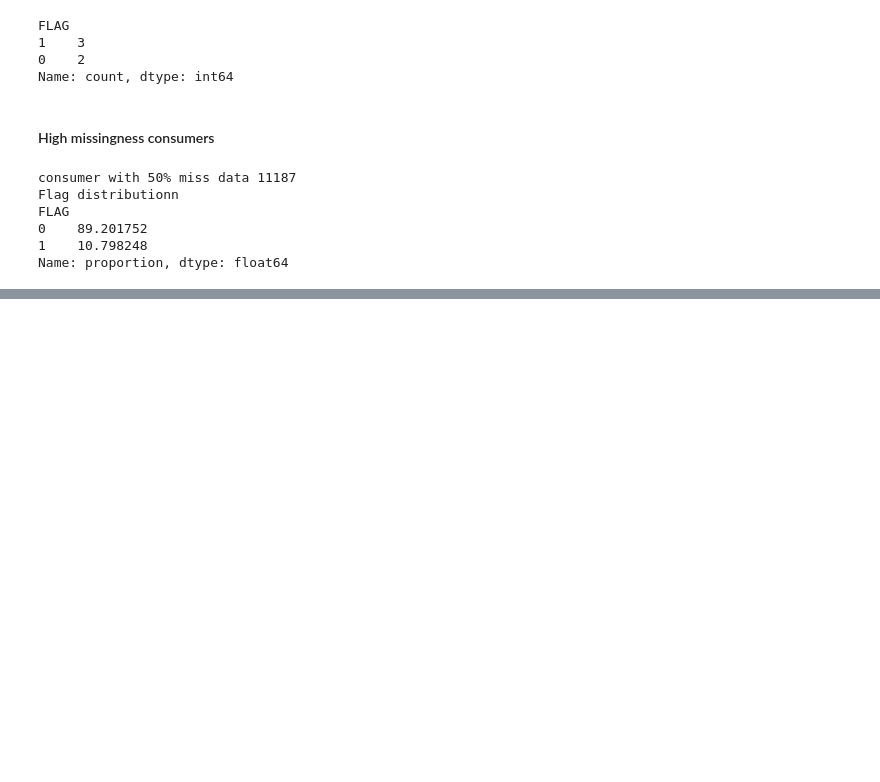
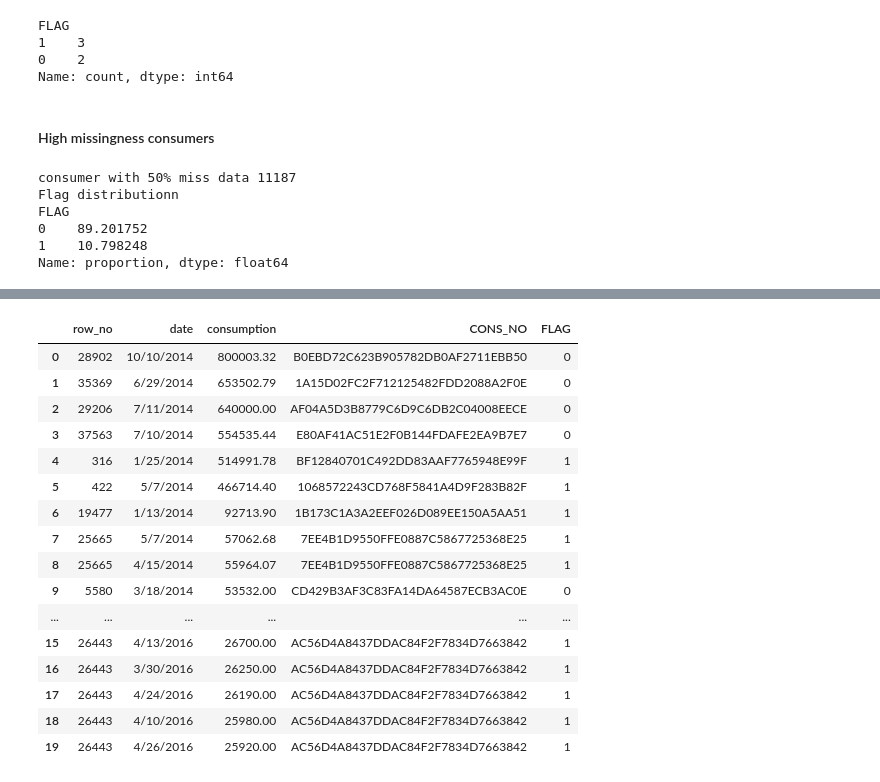
Before and after one commit to vineetvishvakarma1221-rgb/Ml_Project, a Jupyter notebook: notebooks/02_data_quality_cleaning.ipynb, the cells around one changed output, grey strips where cells are left out. Cells and saved outputs as stored; diff of their text form; code cells hidden in the pictures; blank space fills up the shorter version.

```diff
--- a/notebooks/02_data_quality_cleaning.ipynb
+++ b/notebooks/02_data_quality_cleaning.ipynb
@@ -77,0 +289,24 @@ Name: proportion, dtype: float64
+# %%
+top_cons=pd.DataFrame(top_values)
+top_cons=(top_cons.reset_index())
+top_cons.columns=['row_no','date','consumption']
+top_cons=top_cons.merge(df[['CONS_NO',"FLAG"]],left_on='row_no',right_index=True)
+top_cons
+# %% [output]
+|  | row_no | date | consumption | CONS_NO | FLAG |
+| 0 | 28902 | 10/10/2014 | 800003.32 | B0EBD72C623B905782DB0AF2711EBB50 | 0 |
+| 1 | 35369 | 6/29/2014 | 653502.79 | 1A15D02FC2F712125482FDD2088A2F0E | 0 |
+| 2 | 29206 | 7/11/2014 | 640000.00 | AF04A5D3B8779C6D9C6DB2C04008EECE | 0 |
+| 3 | 37563 | 7/10/2014 | 554535.44 | E80AF41AC51E2F0B144FDAFE2EA9B7E7 | 0 |
+| 4 | 316 | 1/25/2014 | 514991.78 | BF12840701C492DD83AAF7765948E99F | 1 |
+| 5 | 422 | 5/7/2014 | 466714.40 | 1068572243CD768F5841A4D9F283B82F | 1 |
+| 6 | 19477 | 1/13/2014 | 92713.90 | 1B173C1A3A2EEF026D089EE150A5AA51 | 1 |
+| 7 | 25665 | 5/7/2014 | 57062.68 | 7EE4B1D9550FFE0887C5867725368E25 | 1 |
+| 8 | 25665 | 4/15/2014 | 55964.07 | 7EE4B1D9550FFE0887C5867725368E25 | 1 |
+| 9 | 5580 | 3/18/2014 | 53532.00 | CD429B3AF3C83FA14DA64587ECB3AC0E | 0 |
+| ... | ... | ... | ... | ... | ... |
+| 15 | 26443 | 4/13/2016 | 26700.00 | AC56D4A8437DDAC84F2F7834D7663842 | 1 |
+| 16 | 26443 | 3/30/2016 | 26250.00 | AC56D4A8437DDAC84F2F7834D7663842 | 1 |
+| 17 | 26443 | 4/24/2016 | 26190.00 | AC56D4A8437DDAC84F2F7834D7663842 | 1 |
+| 18 | 26443 | 4/10/2016 | 25980.00 | AC56D4A8437DDAC84F2F7834D7663842 | 1 |
+| 19 | 26443 | 4/26/2016 | 25920.00 | AC56D4A8437DDAC84F2F7834D7663842 | 1 |
```
Also changed, not shown: parts of 28 cells of this notebook, 1 other file.
